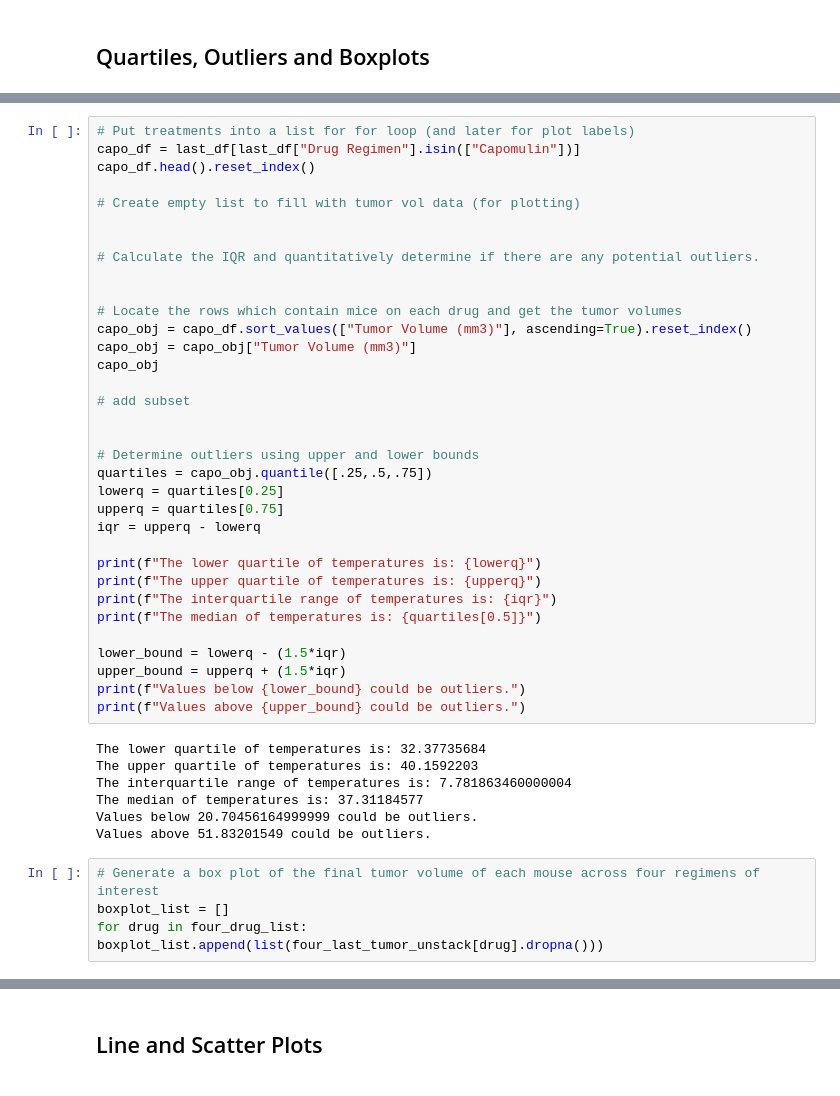
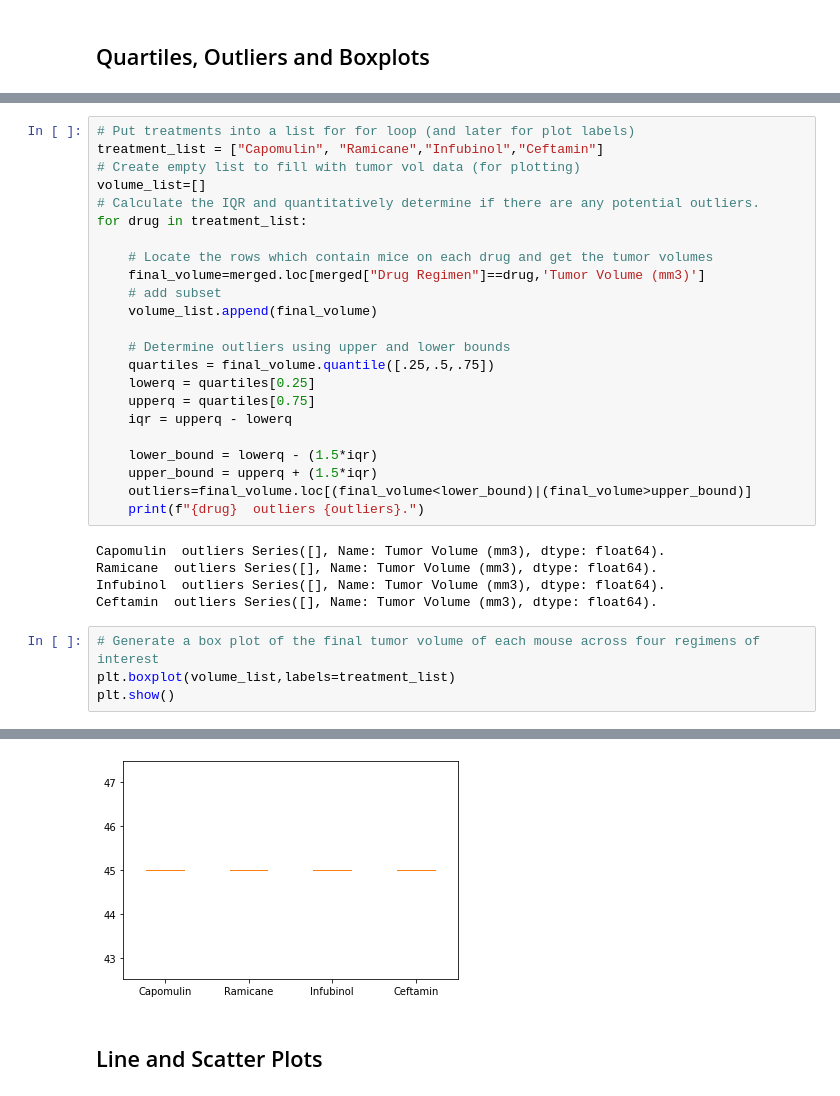
Before and after one commit to tingjennings/HW5_Matplotlib-, a Jupyter notebook: Solutions/Pymaceuticals/pymaceuticals.ipynb, the cells around one changed output, grey strips where cells are left out. Drawn from its saved outputs; the diff is of its cells as text.

```diff
--- a/Instructions/Pymaceuticals/pymaceuticals_starter.ipynb
+++ b/Solutions/Pymaceuticals/pymaceuticals.ipynb
@@ -211,47 +210,33 @@ last_df.head().reset_index()
 # %%
 # Put treatments into a list for for loop (and later for plot labels)
-capo_df = last_df[last_df["Drug Regimen"].isin(["Capomulin"])]
-capo_df.head().reset_index()
+treatment_list = ["Capomulin", "Ramicane","Infubinol","Ceftamin"]
+# Create empty list to fill with tumor vol data (for plotting)
+volume_list=[]
+# Calculate the IQR and quantitatively determine if there are any potential outliers.
+for drug in treatment_list:
 
-# Create empty list to fill with tumor vol data (for plotting)
+    # Locate the rows which contain mice on each drug and get the tumor volumes
+    final_volume=merged.loc[merged["Drug Regimen"]==drug,'Tumor Volume (mm3)']
+    # add subset
+    volume_list.append(final_volume)
 
+    # Determine outliers using upper and lower bounds
+    quartiles = final_volume.quantile([.25,.5,.75])
+    lowerq = quartiles[0.25]
+    upperq = quartiles[0.75]
+    iqr = upperq - lowerq
 
-# Calculate the IQR and quantitatively determine if there are any potential outliers.
-
-
-# Locate the rows which contain mice on each drug and get the tumor volumes
-capo_obj = capo_df.sort_values(["Tumor Volume (mm3)"], ascending=True).reset_index()
-capo_obj = capo_obj["Tumor Volume (mm3)"]
-capo_obj
-
-# add subset
-
-
-# Determine outliers using upper and lower bounds
-quartiles = capo_obj.quantile([.25,.5,.75])
-lowerq = quartiles[0.25]
-upperq = quartiles[0.75]
-iqr = upperq - lowerq
-
-print(f"The lower quartile of temperatures is: {lowerq}")
-print(f"The upper quartile of temperatures is: {upperq}")
-print(f"The interquartile range of temperatures is: {iqr}")
-print(f"The median of temperatures is: {quartiles[0.5]}")
-
-lower_bound = lowerq - (1.5*iqr)
-upper_bound = upperq + (1.5*iqr)
-print(f"Values below {lower_bound} could be outliers.")
-print(f"Values above {upper_bound} could be outliers.")
+    lower_bound = lowerq - (1.5*iqr)
+    upper_bound = upperq + (1.5*iqr)
+    outliers=final_volume.loc[(final_volume<lower_bound)|(final_volume>upper_bound)]
+    print(f"{drug}  outliers {outliers}.")
 # %% [output]
-The lower quartile of temperatures is: 32.37735684
-The upper quartile of temperatures is: 40.1592203
-The interquartile range of temperatures is: 7.781863460000004
-The median of temperatures is: 37.31184577
-Values below 20.70456164999999 could be outliers.
-Values above 51.83201549 could be outliers.
+Capomulin  outliers Series([], Name: Tumor Volume (mm3), dtype: float64).
+Ramicane  outliers Series([], Name: Tumor Volume (mm3), dtype: float64).
+Infubinol  outliers Series([], Name: Tumor Volume (mm3), dtype: float64).
+Ceftamin  outliers Series([], Name: Tumor Volume (mm3), dtype: float64).
 # %%
 # Generate a box plot of the final tumor volume of each mouse across four regimens of interest
-boxplot_list = []
-for drug in four_drug_list:
-boxplot_list.append(list(four_last_tumor_unstack[drug].dropna()))
+plt.boxplot(volume_list,labels=treatment_list)
+plt.show()
 # %% [output]
@@ -259,3 +243,4 @@ IndentationError: expected an indented block (<ipython-input-127-e9c83834a31d>,
+[figure, added]
 # %% [markdown]
 ## Line and Scatter Plots
 # %%
```
Also changed, not shown: parts of 7 cells of this notebook, 6 other files.
